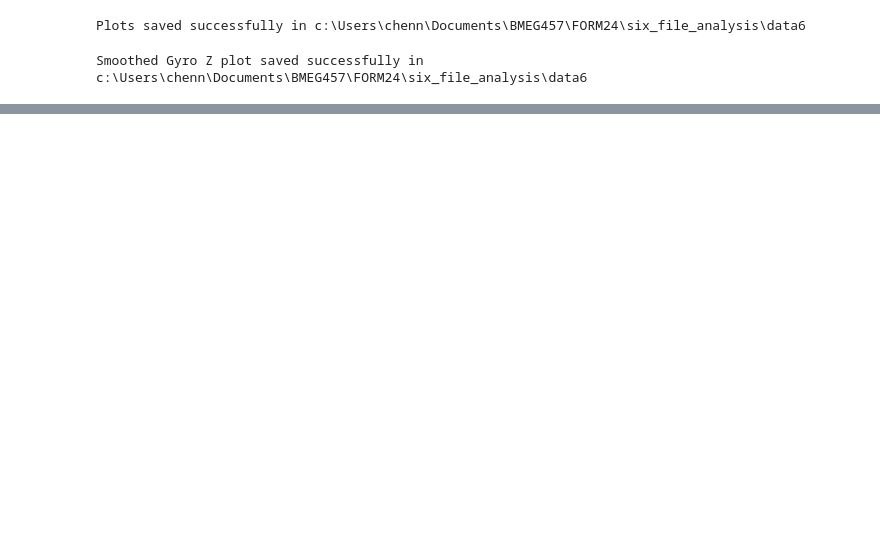
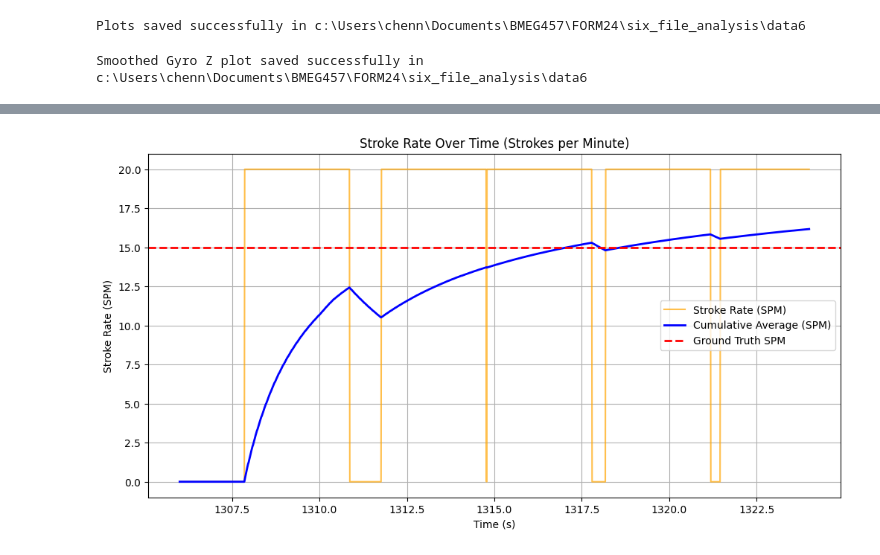
Before and after one commit to IddoSadeh/FORM24, a Jupyter notebook: esp IMU/imuProcess.ipynb, the cells around one changed output, grey strips where cells are left out. Drawn from its saved outputs; the diff is of its cells as text; code cells hidden in the pictures; blank space fills up the shorter version.

```diff
--- a/esp IMU/imuProcess.ipynb
+++ b/esp IMU/imuProcess.ipynb
@@ -365,0 +293,92 @@ Plots saved successfully in c:\Users\chenn\Documents\BMEG457\FORM24\six_file_ana
+# %%
+import pandas as pd
+import matplotlib.pyplot as plt
+import numpy as np
+
+# Ensure timestamps are NumPy array for easier calculations
+timestamps = np.array(adjusted_timestamps)
+
+# Define adjustable time window (same as previous block)
+start_time = 1306
+end_time = 1324
+
+# Ground truth values
+ground_truth_spm = 15
+ground_truth_sps = 0.25
+
+# Reuse filtered timestamps from the previous block
+valid_indices = np.where((timestamps >= start_time) & (timestamps <= end_time))[0]
+filtered_timestamps = timestamps[valid_indices]  # Explicitly assign filtered timestamps
+
+# Filter peaks based on selected time range
+filtered_peaks = [p for p in peaks if timestamps[p] >= start_time and timestamps[p] <= end_time]
+
+# Debugging prints
+print(f"Filtered timestamps count: {len(filtered_timestamps)}")
+print(f"Filtered peaks count: {len(filtered_peaks)}")
+print(f"First 10 Filtered Peaks (Index): {filtered_peaks[:10]}")
+print(f"First 10 Filtered Peaks (Timestamps): {[timestamps[p] for p in filtered_peaks[:10]]}")
+
+# If no peaks or timestamps are detected, exit to avoid plotting errors
+if len(filtered_peaks) == 0 or len(filtered_timestamps) == 0:
+    print("Error: No peaks or timestamps detected in the selected range.")
+    exit()
+
+# Calculate stroke rate (SPM: Strokes Per Minute) and SPS (Strokes Per Second)
+stroke_rate_spm = []
+stroke_rate_sps = []
+cumulative_spm = []
+cumulative_sps = []
+window = 3  # Window size in seconds for stroke rate calculation
+
+for i, t in enumerate(filtered_timestamps):
+    window_start_time = t - window
+    valid_peaks = [p for p in filtered_peaks if timestamps[p] >= window_start_time and timestamps[p] <= t]
+
+    # Stroke rate calculations
+    rate_spm = len(valid_peaks) * (60 / window)
+    stroke_rate_spm.append(rate_spm)
+
+    rate_sps = len(valid_peaks) / window
+    stroke_rate_sps.append(rate_sps)
+
+    # Cumulative averages
+    cumulative_spm.append(sum(stroke_rate_spm) / len(stroke_rate_spm))
+    cumulative_sps.append(sum(stroke_rate_sps) / len(stroke_rate_sps))
+
+
+# If stroke rates are empty, print error and exit
+if len(stroke_rate_spm) == 0 or len(stroke_rate_sps) == 0:
+    print("Error: No valid stroke rate data calculated.")
+    exit()
+
+# Plot the stroke rate (SPM) with cumulative average and ground truth line
+plt.figure(figsize=(12, 6))
+plt.plot(filtered_timestamps, stroke_rate_spm, label='Stroke Rate (SPM)', color='orange', alpha=0.7)
+plt.plot(filtered_timestamps, cumulative_spm, label='Cumulative Average (SPM)', color='blue', linewidth=2)
+plt.axhline(y=ground_truth_spm, color='red', linestyle='--', linewidth=2, label='Ground Truth SPM')  # Add horizontal line
+plt.title('Stroke Rate Over Time (Strokes per Minute)')
+plt.xlabel('Time (s)')
+plt.ylabel('Stroke Rate (SPM)')
+plt.legend()
+plt.grid(True)
+plt.show()
+
+# Plot the stroke rate (SPS) with cumulative average and ground truth line
+plt.figure(figsize=(12, 6))
+plt.plot(filtered_timestamps, stroke_rate_sps, label='Stroke Rate (SPS)', color='green', alpha=0.7)
+plt.plot(filtered_timestamps, cumulative_sps, label='Cumulative Average (SPS)', color='purple', linewidth=2)
+plt.axhline(y=ground_truth_sps, color='red', linestyle='--', linewidth=2, label='Ground Truth SPS')  # Add horizontal line
+plt.title('Stroke Rate Over Time (Strokes per Second)')
+plt.xlabel('Time (s)')
+plt.ylabel('Stroke Rate (SPS)')
+plt.legend()
+plt.grid(True)
+plt.show()
+
+# Print final cumulative averages and ground truth
+print(f"Final Cumulative Average Stroke Rate: {cumulative_spm[-1]:.2f} strokes/minute")
+print(f"Final Cumulative Average Stroke Rate: {cumulative_sps[-1]:.2f} strokes/second")
+print(f"Ground Truth Stroke Rate: {ground_truth_spm:.2f} strokes/minute")
+print(f"Ground Truth Stroke Rate: {ground_truth_sps:.2f} strokes/second")
+# %% [output]
@@ -365,0 +389 @@ Plots saved successfully in c:\Users\chenn\Documents\BMEG457\FORM24\six_file_ana
+[figure, added]
```
Also changed, not shown: parts of 9 cells of this notebook, 10 other files.
